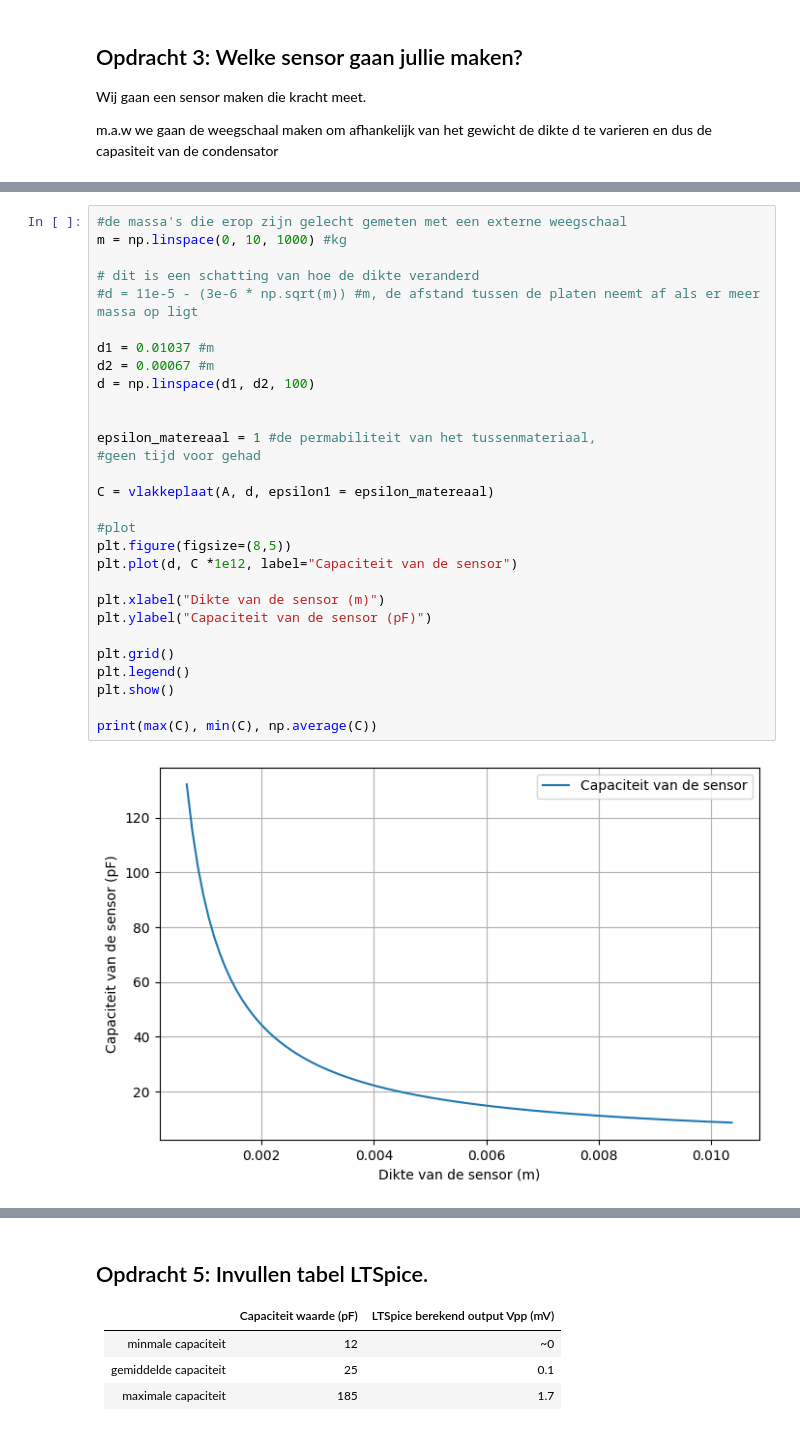
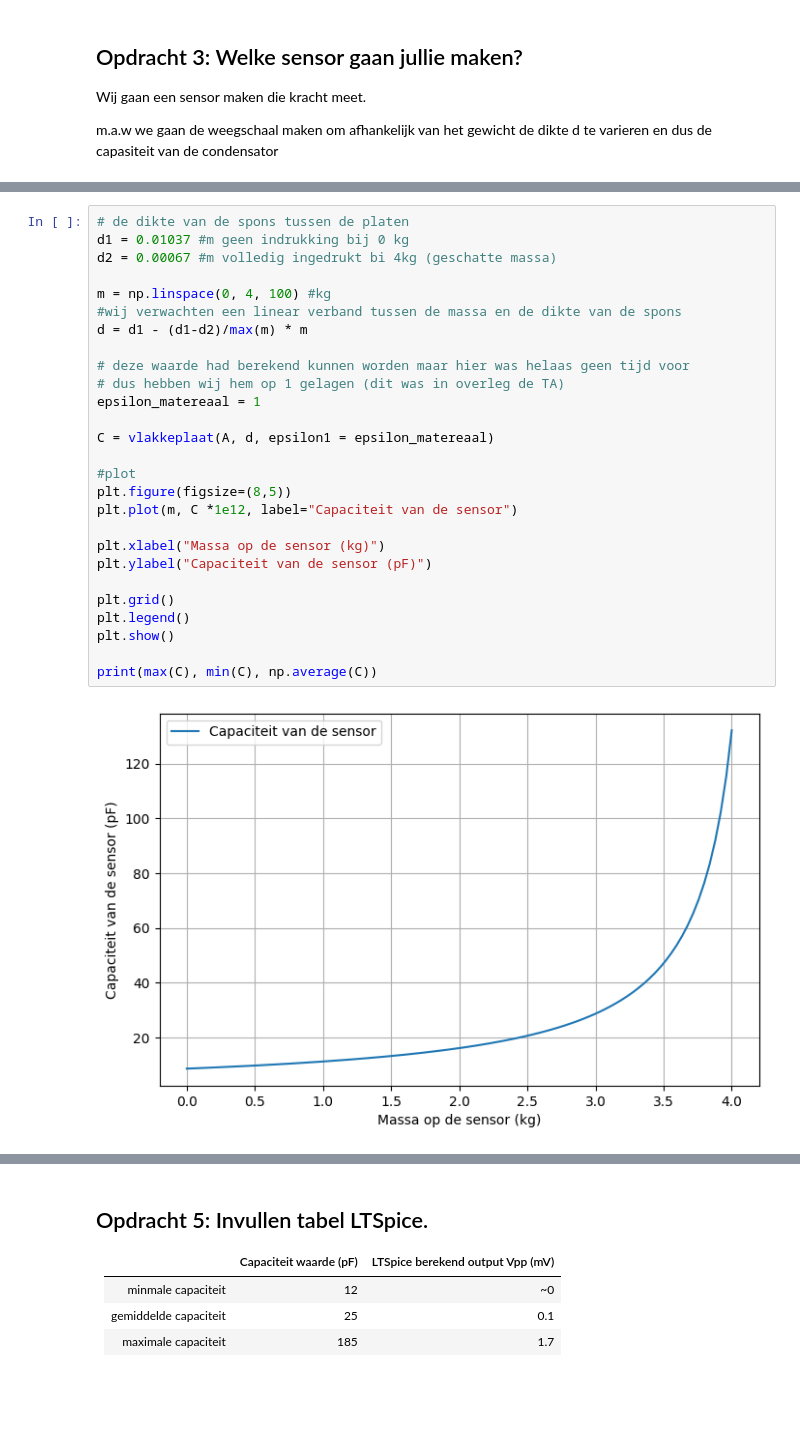
Before and after one commit to gltChboy/opdrachten-DEF-D, a Jupyter notebook: FysiekeOntwerpopdrachten/2OntwerpEenSensorCondensator/DEFOntwerpopdracht2OntwerpEenSensorInvulTemplate.ipynb, the cells around one changed output, grey strips where cells are left out. Saved outputs shown, nothing was run; the diff lists cells and outputs as text; blank space fills up the shorter version.

```diff
--- a/FysiekeOntwerpopdrachten/2OntwerpEenSensorCondensator/DEFOntwerpopdracht2OntwerpEenSensorInvulTemplate.ipynb
+++ b/FysiekeOntwerpopdrachten/2OntwerpEenSensorCondensator/DEFOntwerpopdracht2OntwerpEenSensorInvulTemplate.ipynb
@@ -131,33 +131,31 @@ we gaan de weegschaal maken om afhankelijk van het gewicht de dikte d te variere
 #### Voeg hier een foto van jullie uitgewerkte  schets van de sensor die jullie gaan maken in
 ![uitgewerkte schets](uiteindelijke_schets.jpeg)
 # %%
-#de massa's die erop zijn gelecht gemeten met een externe weegschaal
-m = np.linspace(0, 10, 1000) #kg
+# de dikte van de spons tussen de platen
+d1 = 0.01037 #m geen indrukking bij 0 kg
+d2 = 0.00067 #m volledig ingedrukt bi 4kg (geschatte massa)
 
-# dit is een schatting van hoe de dikte veranderd
-#d = 11e-5 - (3e-6 * np.sqrt(m)) #m, de afstand tussen de platen neemt af als er meer massa op ligt
+m = np.linspace(0, 4, 100) #kg
+#wij verwachten een linear verband tussen de massa en de dikte van de spons
+d = d1 - (d1-d2)/max(m) * m
 
-d1 = 0.01037 #m
-d2 = 0.00067 #m
-d = np.linspace(d1, d2, 100)
-
-
-epsilon_matereaal = 1 #de permabiliteit van het tussenmateriaal,
-#geen tijd voor gehad
+# deze waarde had berekend kunnen worden maar hier was helaas geen tijd voor
+# dus hebben wij hem op 1 gelagen (dit was in overleg de TA)
+epsilon_matereaal = 1
 
 C = vlakkeplaat(A, d, epsilon1 = epsilon_matereaal)
 
 #plot
 plt.figure(figsize=(8,5))
-plt.plot(d, C *1e12, label="Capaciteit van de sensor")
+plt.plot(m, C *1e12, label="Capaciteit van de sensor")
 
-plt.xlabel("Dikte van de sensor (m)")
+plt.xlabel("Massa op de sensor (kg)")
 plt.ylabel("Capaciteit van de sensor (pF)")
 
 plt.grid()
 plt.legend()
 plt.show()
 
 print(max(C), min(C), np.average(C))
 # %% [output]
-[figure, old version]
+[figure, new version]
```
Also changed, not shown: parts of 3 cells of this notebook, 1 other file.
